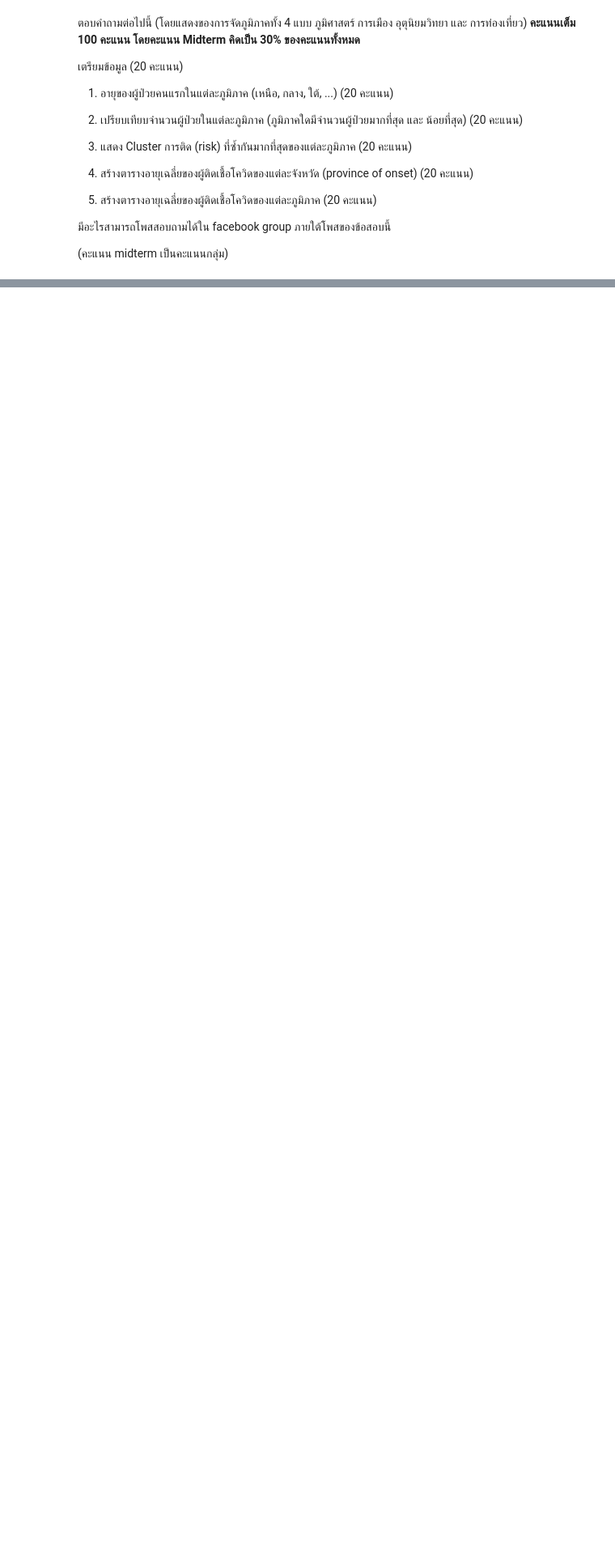
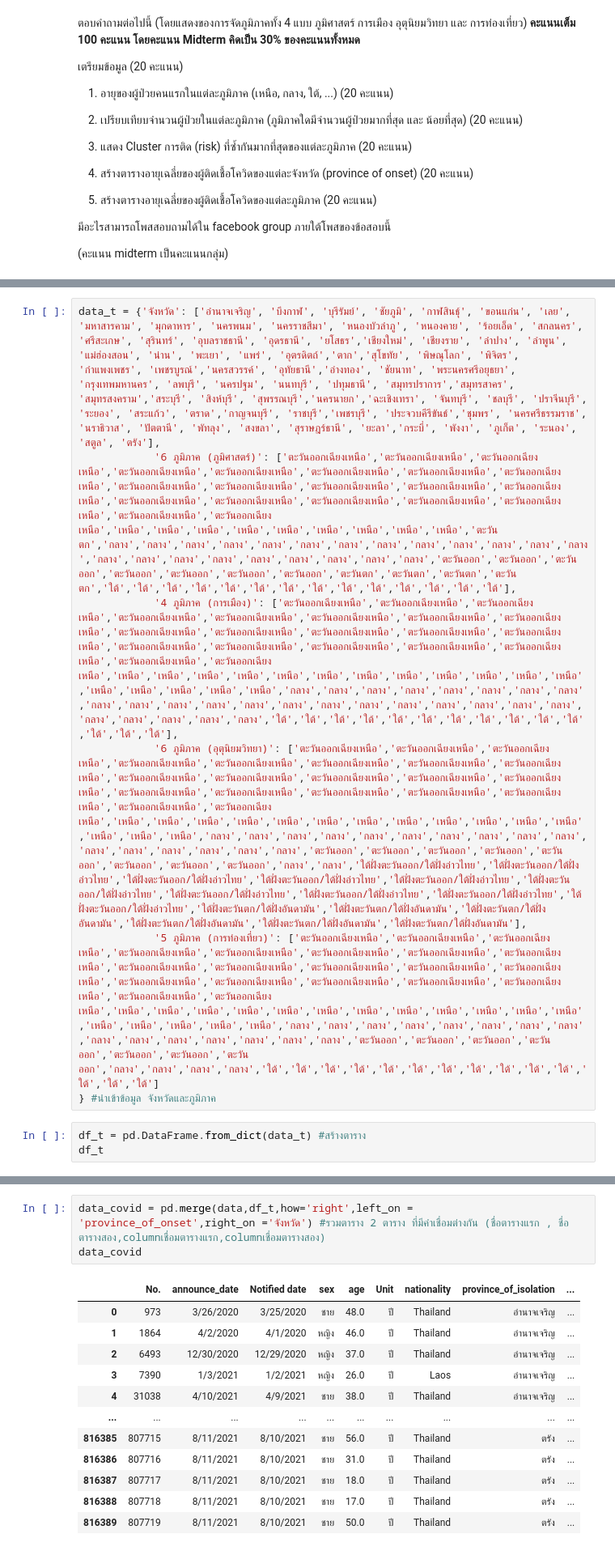
Before and after one commit to SupawadeeKhamthuy/data_viz_2022, a Jupyter notebook: BasicPython&DataViz_midterm2022.ipynb, the cells around one changed output, grey strips where cells are left out. Shown: that part at 81% size. Saved outputs shown, nothing was run; the diff lists cells and outputs as text; blank space fills up the shorter version.

```diff
--- a/BasicPython&DataViz_midterm2022.ipynb
+++ b/BasicPython&DataViz_midterm2022.ipynb
@@ -341,0 +93,10 @@ data_total_D5 # แสดงตาราง
+# %%
+data_t = {'จังหวัด': ['อำนาจเจริญ', 'บึงกาฬ', 'บุรีรัมย์', 'ชัยภูมิ', 'กาฬสินธุ์', 'ขอนแก่น', 'เลย', 'มหาสารคาม', 'มุกดาหาร', 'นครพนม', 'นครราชสีมา', 'หนองบัวลำภู', 'หนองคาย', 'ร้อยเอ็ด', 'สกลนคร', 'ศรีสะเกษ', 'สุรินทร์', 'อุบลราชธานี', 'อุดรธานี', 'ยโสธร','เชียงใหม่', 'เชียงราย', 'ลำปาง', 'ลำพูน', 'แม่ฮ่องสอน', 'น่าน', 'พะเยา', 'แพร่', 'อุตรดิตถ์','ตาก','สุโขทัย', 'พิษณุโลก', 'พิจิตร', 'กำแพงเพชร', 'เพชรบูรณ์','นครสวรรค์', 'อุทัยธานี','อ่างทอง', 'ชัยนาท', 'พระนครศรีอยุธยา', 'กรุงเทพมหานคร', 'ลพบุรี', 'นครปฐม', 'นนทบุรี', 'ปทุมธานี', 'สมุทรปราการ','สมุทรสาคร', 'สมุทรสงคราม','สระบุรี', 'สิงห์บุรี', 'สุพรรณบุรี','นครนายก','ฉะเชิงเทรา', 'จันทบุรี', 'ชลบุรี', 'ปราจีนบุรี', 'ระยอง', 'สระแก้ว', 'ตราด','กาญจนบุรี', 'ราชบุรี','เพชรบุรี', 'ประจวบคีรีขันธ์','ชุมพร', 'นครศรีธรรมราช', 'นราธิวาส', 'ปัตตานี', 'พัทลุง', 'สงขลา', 'สุราษฎร์ธานี', 'ยะลา','กระบี่', 'พังงา', 'ภูเก็ต', 'ระนอง', 'สตูล', 'ตรัง'],
+            '6 ภูมิภาค (ภูมิศาสตร์)': ['ตะวันออกเฉียงเหนือ','ตะวันออกเฉียงเหนือ','ตะวันออกเฉียงเหนือ','ตะวันออกเฉียงเหนือ','ตะวันออกเฉียงเหนือ','ตะวันออกเฉียงเหนือ','ตะวันออกเฉียงเหนือ','ตะวันออกเฉียงเหนือ','ตะวันออกเฉียงเหนือ','ตะวันออกเฉียงเหนือ','ตะวันออกเฉียงเหนือ','ตะวันออกเฉียงเหนือ','ตะวันออกเฉียงเหนือ','ตะวันออกเฉียงเหนือ','ตะวันออกเฉียงเหนือ','ตะวันออกเฉียงเหนือ','ตะวันออกเฉียงเหนือ','ตะวันออกเฉียงเหนือ','ตะวันออกเฉียงเหนือ','ตะวันออกเฉียงเหนือ','เหนือ','เหนือ','เหนือ','เหนือ','เหนือ','เหนือ','เหนือ','เหนือ','เหนือ','ตะวันตก','กลาง','กลาง','กลาง','กลาง','กลาง','กลาง','กลาง','กลาง','กลาง','กลาง','กลาง','กลาง','กลาง','กลาง','กลาง','กลาง','กลาง','กลาง','กลาง','กลาง','กลาง','กลาง','ตะวันออก','ตะวันออก','ตะวันออก','ตะวันออก','ตะวันออก','ตะวันออก','ตะวันออก','ตะวันตก','ตะวันตก','ตะวันตก','ตะวันตก','ใต้','ใต้','ใต้','ใต้','ใต้','ใต้','ใต้','ใต้','ใต้','ใต้','ใต้','ใต้','ใต้','ใต้'],
+            '4 ภูมิภาค (การเมือง)': ['ตะวันออกเฉียงเหนือ','ตะวันออกเฉียงเหนือ','ตะวันออกเฉียงเหนือ','ตะวันออกเฉียงเหนือ','ตะวันออกเฉียงเหนือ','ตะวันออกเฉียงเหนือ','ตะวันออกเฉียงเหนือ','ตะวันออกเฉียงเหนือ','ตะวันออกเฉียงเหนือ','ตะวันออกเฉียงเหนือ','ตะวันออกเฉียงเหนือ','ตะวันออกเฉียงเหนือ','ตะวันออกเฉียงเหนือ','ตะวันออกเฉียงเหนือ','ตะวันออกเฉียงเหนือ','ตะวันออกเฉียงเหนือ','ตะวันออกเฉียงเหนือ','ตะวันออกเฉียงเหนือ','ตะวันออกเฉียงเหนือ','ตะวันออกเฉียงเหนือ','เหนือ','เหนือ','เหนือ','เหนือ','เหนือ','เหนือ','เหนือ','เหนือ','เหนือ','เหนือ','เหนือ','เหนือ','เหนือ','เหนือ','เหนือ','เหนือ','เหนือ','กลาง','กลาง','กลาง','กลาง','กลาง','กลาง','กลาง','กลาง','กลาง','กลาง','กลาง','กลาง','กลาง','กลาง','กลาง','กลาง','กลาง','กลาง','กลาง','กลาง','กลาง','กลาง','กลาง','กลาง','กลาง','กลาง','ใต้','ใต้','ใต้','ใต้','ใต้','ใต้','ใต้','ใต้','ใต้','ใต้','ใต้','ใต้','ใต้','ใต้'],
+            '6 ภูมิภาค (อุตุนิยมวิทยา)': ['ตะวันออกเฉียงเหนือ','ตะวันออกเฉียงเหนือ','ตะวันออกเฉียงเหนือ','ตะวันออกเฉียงเหนือ','ตะวันออกเฉียงเหนือ','ตะวันออกเฉียงเหนือ','ตะวันออกเฉียงเหนือ','ตะวันออกเฉียงเหนือ','ตะวันออกเฉียงเหนือ','ตะวันออกเฉียงเหนือ','ตะวันออกเฉียงเหนือ','ตะวันออกเฉียงเหนือ','ตะวันออกเฉียงเหนือ','ตะวันออกเฉียงเหนือ','ตะวันออกเฉียงเหนือ','ตะวันออกเฉียงเหนือ','ตะวันออกเฉียงเหนือ','ตะวันออกเฉียงเหนือ','ตะวันออกเฉียงเหนือ','ตะวันออกเฉียงเหนือ','เหนือ','เหนือ','เหนือ','เหนือ','เหนือ','เหนือ','เหนือ','เหนือ','เหนือ','เหนือ','เหนือ','เหนือ','เหนือ','เหนือ','เหนือ','กลาง','กลาง','กลาง','กลาง','กลาง','กลาง','กลาง','กลาง','กลาง','กลาง','กลาง','กลาง','กลาง','กลาง','กลาง','กลาง','ตะวันออก','ตะวันออก','ตะวันออก','ตะวันออก','ตะวันออก','ตะวันออก','ตะวันออก','ตะวันออก','กลาง','กลาง','ใต้ฝั่งตะวันออก/ใต้ฝั่งอ่าวไทย','ใต้ฝั่งตะวันออก/ใต้ฝั่งอ่าวไทย','ใต้ฝั่งตะวันออก/ใต้ฝั่งอ่าวไทย','ใต้ฝั่งตะวันออก/ใต้ฝั่งอ่าวไทย','ใต้ฝั่งตะวันออก/ใต้ฝั่งอ่าวไทย','ใต้ฝั่งตะวันออก/ใต้ฝั่งอ่าวไทย','ใต้ฝั่งตะวันออก/ใต้ฝั่งอ่าวไทย','ใต้ฝั่งตะวันออก/ใต้ฝั่งอ่าวไทย','ใต้ฝั่งตะวันออก/ใต้ฝั่งอ่าวไทย','ใต้ฝั่งตะวันออก/ใต้ฝั่งอ่าวไทย','ใต้ฝั่งตะวันตก/ใต้ฝั่งอันดามัน','ใต้ฝั่งตะวันตก/ใต้ฝั่งอันดามัน','ใต้ฝั่งตะวันตก/ใต้ฝั่งอันดามัน','ใต้ฝั่งตะวันตก/ใต้ฝั่งอันดามัน','ใต้ฝั่งตะวันตก/ใต้ฝั่งอันดามัน','ใต้ฝั่งตะวันตก/ใต้ฝั่งอันดามัน'],
+            '5 ภูมิภาค (การท่องเที่ยว)': ['ตะวันออกเฉียงเหนือ','ตะวันออกเฉียงเหนือ','ตะวันออกเฉียงเหนือ','ตะวันออกเฉียงเหนือ','ตะวันออกเฉียงเหนือ','ตะวันออกเฉียงเหนือ','ตะวันออกเฉียงเหนือ','ตะวันออกเฉียงเหนือ','ตะวันออกเฉียงเหนือ','ตะวันออกเฉียงเหนือ','ตะวันออกเฉียงเหนือ','ตะวันออกเฉียงเหนือ','ตะวันออกเฉียงเหนือ','ตะวันออกเฉียงเหนือ','ตะวันออกเฉียงเหนือ','ตะวันออกเฉียงเหนือ','ตะวันออกเฉียงเหนือ','ตะวันออกเฉียงเหนือ','ตะวันออกเฉียงเหนือ','ตะวันออกเฉียงเหนือ','เหนือ','เหนือ','เหนือ','เหนือ','เหนือ','เหนือ','เหนือ','เหนือ','เหนือ','เหนือ','เหนือ','เหนือ','เหนือ','เหนือ','เหนือ','เหนือ','เหนือ','กลาง','กลาง','กลาง','กลาง','กลาง','กลาง','กลาง','กลาง','กลาง','กลาง','กลาง','กลาง','กลาง','กลาง','กลาง','ตะวันออก','ตะวันออก','ตะวันออก','ตะวันออก','ตะวันออก','ตะวันออก','ตะวันออก','กลาง','กลาง','กลาง','กลาง','ใต้','ใต้','ใต้','ใต้','ใต้','ใต้','ใต้','ใต้','ใต้','ใต้','ใต้','ใต้','ใต้','ใต้']
+} #นำเข้าข้อมูล จังหวัดและภูมิภาค
+# %%
+df_t = pd.DataFrame.from_dict(data_t) #สร้างตาราง
+df_t
@@ -341,0 +117,16 @@ data_total_D5 # แสดงตาราง
+# %%
+data_covid = pd.merge(data,df_t,how='right',left_on = 'province_of_onset',right_on ='จังหวัด') #รวมตาราง 2 ตาราง ที่มีคำเชื่อมต่างกัน (ชื่อตารางแรก , ชื่อตารางสอง,columnเชื่อมตารางแรก,columnเชื่อมตารางสอง)
+data_covid
+# %% [output]
+|  | No. | announce_date | Notified date | sex | age | Unit | nationality | province_of_isolation | ... |
+| 0 | 973 | 3/26/2020 | 3/25/2020 | ชาย | 48.0 | ปี | Thailand | อำนาจเจริญ | ... |
+| 1 | 1864 | 4/2/2020 | 4/1/2020 | หญิง | 46.0 | ปี | Thailand | อำนาจเจริญ | ... |
+| 2 | 6493 | 12/30/2020 | 12/29/2020 | หญิง | 37.0 | ปี | Thailand | อำนาจเจริญ | ... |
+| 3 | 7390 | 1/3/2021 | 1/2/2021 | หญิง | 26.0 | ปี | Laos | อำนาจเจริญ | ... |
+| 4 | 31038 | 4/10/2021 | 4/9/2021 | ชาย | 38.0 | ปี | Thailand | อำนาจเจริญ | ... |
+| ... | ... | ... | ... | ... | ... | ... | ... | ... | ... |
+| 816385 | 807715 | 8/11/2021 | 8/10/2021 | ชาย | 56.0 | ปี | Thailand | ตรัง | ... |
+| 816386 | 807716 | 8/11/2021 | 8/10/2021 | ชาย | 31.0 | ปี | Thailand | ตรัง | ... |
+| 816387 | 807717 | 8/11/2021 | 8/10/2021 | ชาย | 18.0 | ปี | Thailand | ตรัง | ... |
+| 816388 | 807718 | 8/11/2021 | 8/10/2021 | ชาย | 17.0 | ปี | Thailand | ตรัง | ... |
+| 816389 | 807719 | 8/11/2021 | 8/10/2021 | ชาย | 50.0 | ปี | Thailand | ตรัง | ... |
```
Also changed, not shown: parts of 156 cells of this notebook.
